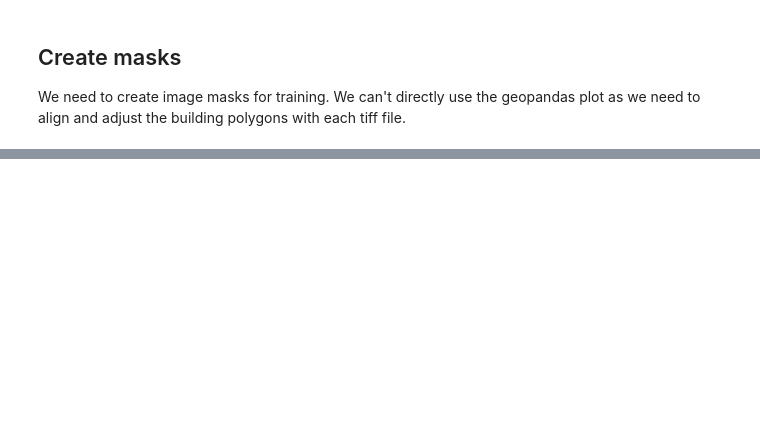
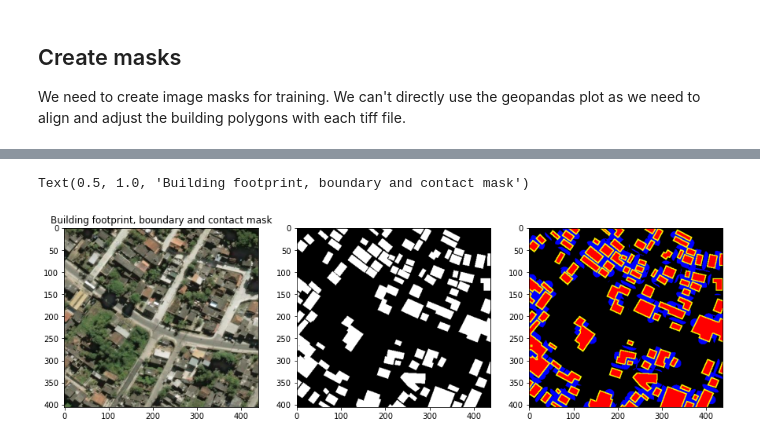
Before and after one commit to ThinkOcean-India-Research/asdi-hackathon, a Jupyter notebook: building-detection/create_masks.ipynb, the cells around one changed output, grey strips where cells are left out. Drawn from its saved outputs; the diff is of its cells as text; code cells hidden in the pictures; blank space fills up the shorter version.

```diff
--- a/building-detection/create_masks.ipynb
+++ b/building-detection/create_masks.ipynb
@@ -100,0 +133,12 @@ plt.imshow(m)
+# %%
+# seeing it all together in an example
+f,ax = plt.subplots(1,3, figsize=(15,15))
+ax[0].imshow(img_data)
+ax[0].set_title('Original image')
+ax[1].imshow(m, cmap='gray')
+ax[0].set_title('Building footprint mask')
+ax[2].imshow(fbc_m)
+ax[0].set_title('Building footprint, boundary and contact mask')
+# %% [output]
+Text(0.5, 1.0, 'Building footprint, boundary and contact mask')
+[figure, added]
```
Also changed, not shown: parts of 6 cells of this notebook.
